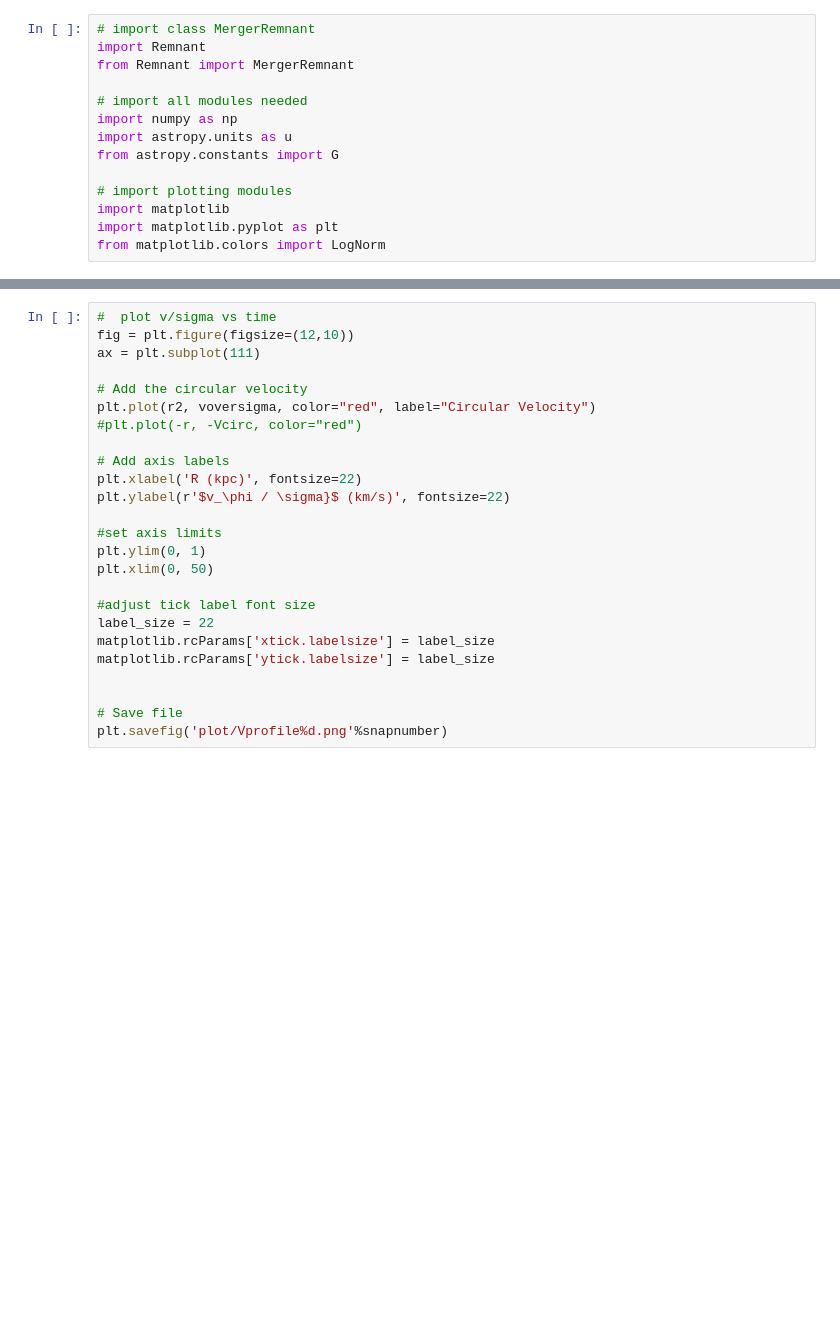
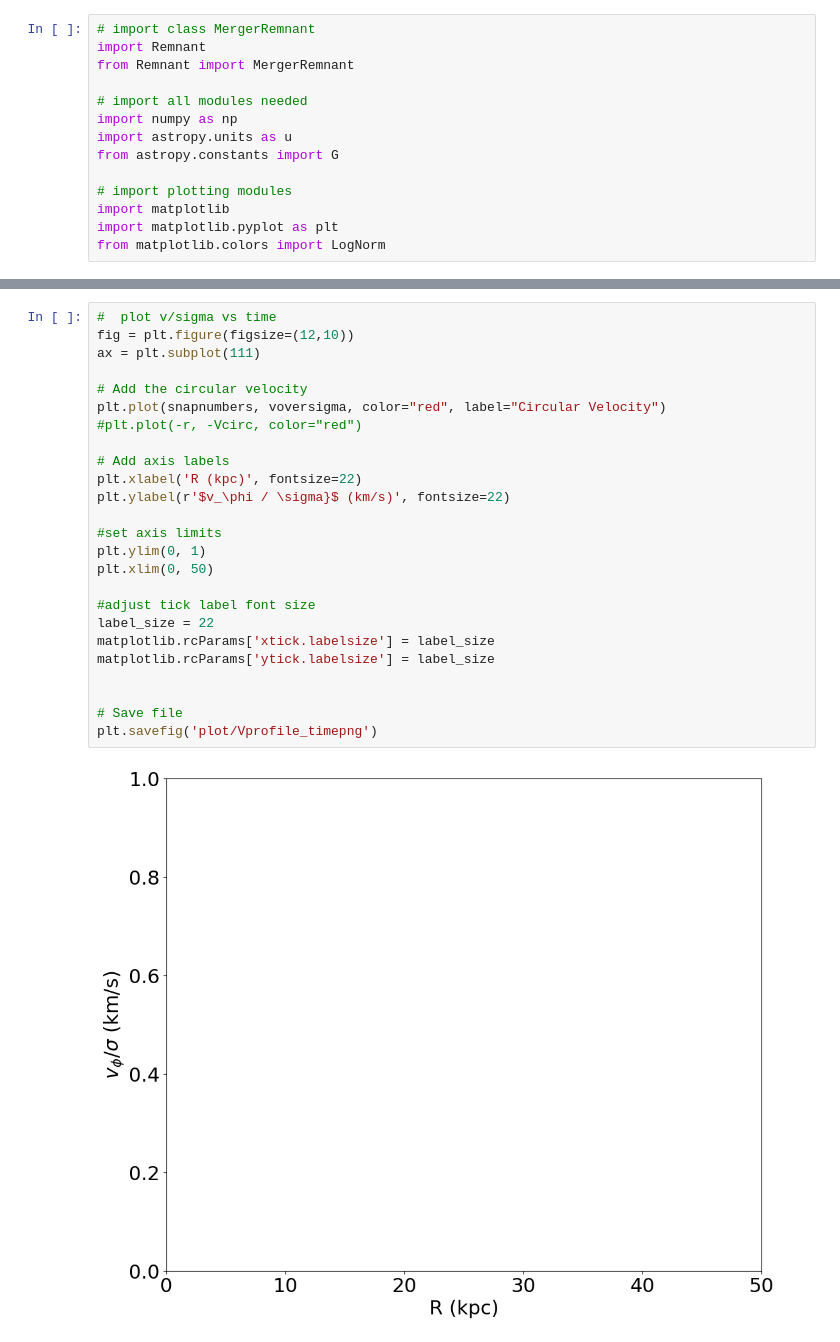
Before and after one commit to hina18201716/astr400b-25s, a Jupyter notebook: ra/test.ipynb, the cells around one changed output, grey strips where cells are left out. Drawn from its saved outputs; the diff is of its cells as text; blank space fills up the shorter version.

```diff
--- a/ra/test.ipynb
+++ b/ra/test.ipynb
@@ -68,25 +74,27 @@ TypeError: 'int' object is not iterable
 # %%
 #  plot v/sigma vs time
 fig = plt.figure(figsize=(12,10))
 ax = plt.subplot(111)
 
 # Add the circular velocity
-plt.plot(r2, voversigma, color="red", label="Circular Velocity")
+plt.plot(snapnumbers, voversigma, color="red", label="Circular Velocity")
 #plt.plot(-r, -Vcirc, color="red")
 
 # Add axis labels
 plt.xlabel('R (kpc)', fontsize=22)
 plt.ylabel(r'$v_\phi / \sigma}$ (km/s)', fontsize=22)
 
 #set axis limits
 plt.ylim(0, 1)
 plt.xlim(0, 50)
 
 #adjust tick label font size
 label_size = 22
 matplotlib.rcParams['xtick.labelsize'] = label_size
 matplotlib.rcParams['ytick.labelsize'] = label_size
 
 
 # Save file
-plt.savefig('plot/Vprofile%d.png'%snapnumber)
+plt.savefig('plot/Vprofile_timepng')
+# %% [output]
+[figure, added]
```
Also changed, not shown: parts of 4 cells of this notebook.
